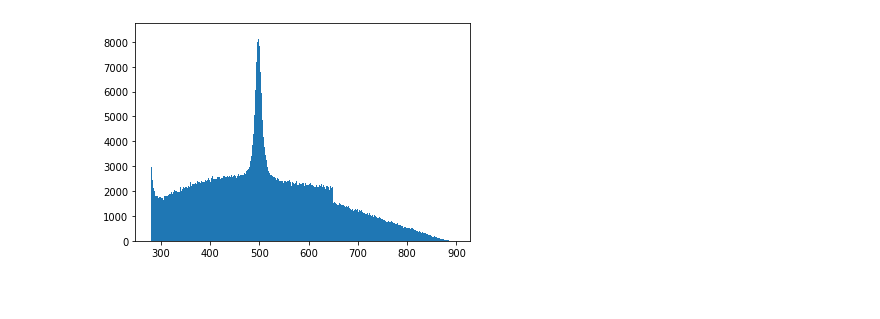
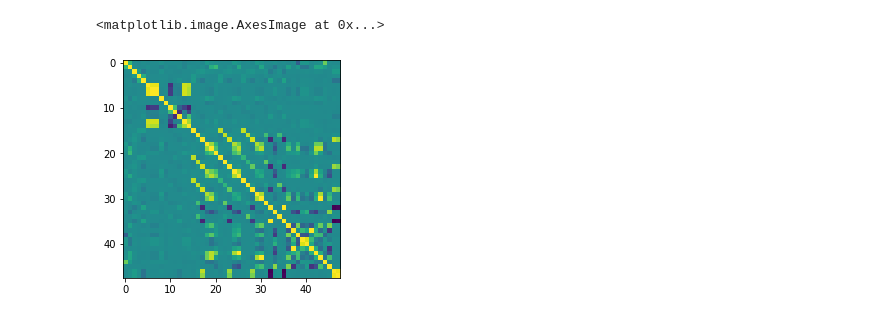
Before and after one commit to Vinther901/PUK, a Jupyter notebook: InvestigativeNotebook.ipynb, the cells around one changed output. Cells and saved outputs as stored; diff of their text form; code cells hidden in the pictures; blank space fills up the shorter version.

```diff
--- a/InvestigativeNotebook.ipynb
+++ b/InvestigativeNotebook.ipynb
@@ -23,5 +6,24 @@ data
-# %%
-fig, ax = plt.subplots()
-_ = ax.hist(data.v0_ks_mass,bins = 5000)
-# %% [output]
-[figure, removed]
+# %%
+N = 1e5
+
+all_features = "v0_ks_mass v0_ks_massErr pv0_x pv0_y pv0_z a0xy a0 a0z cosTheta v0_chi2 \
+v0_x v0_y v0_z v0_rxy v0_rxyErr v0_px v0_py v0_pz v0_pt v0_p \
+v0_ptErr \
+v0_px1 v0_py1 v0_pz1 v0_pt1 \
+v0_p1 v0_px2 v0_py2 v0_pz2 v0_pt2 v0_p2 v0_phi1 v0_theta1 \
+v0_qOverP1 v0_phi2 v0_theta2 v0_qOverP2 alpha calpha epsilon1 \
+epsilon2 Alpha pL1 pL2 pT thetastar rapidity_ks pseudorapidity".split(" ")
+
+path = "data/data15_13TeV.00267358.physics_MinBias.30062015_v0_per_0.root"
+file = uproot.open(path)
+data = file['tree'].pandas.df(all_features, entrystop = N)
+
+data = data.loc[(data.v0_ks_mass > 400) & (data.v0_ks_mass < 600)]
+# train_test_slice = int(len(data)*0.7)
+# train_data = data[:train_test_slice]
+# test_data = data[train_test_slice:]
+# %%
+plt.imshow(data.corr())
+# %% [output]
+<matplotlib.image.AxesImage at 0x...>
+[figure, added]
```
Also changed, not shown: parts of 8 cells of this notebook.
